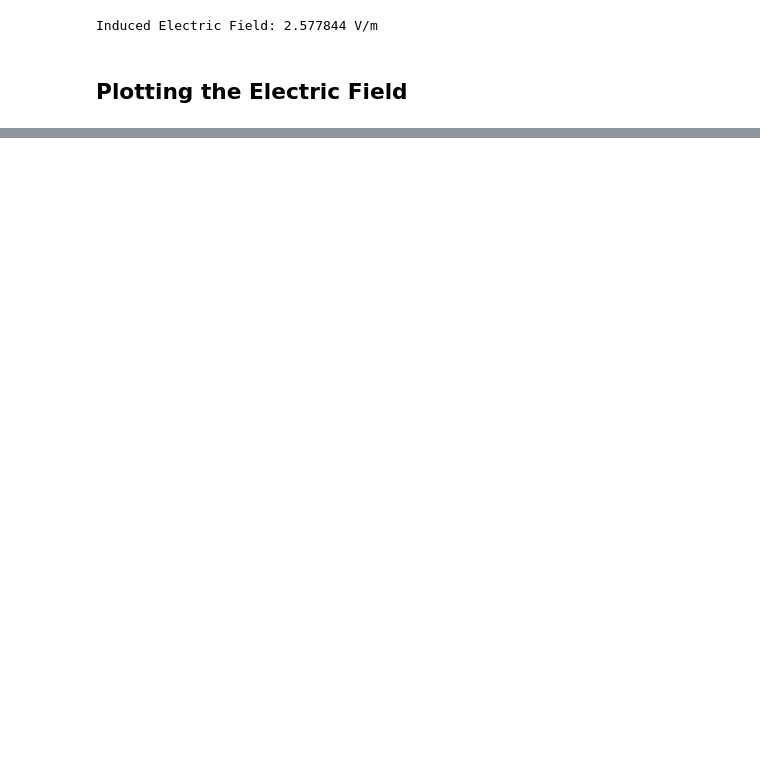
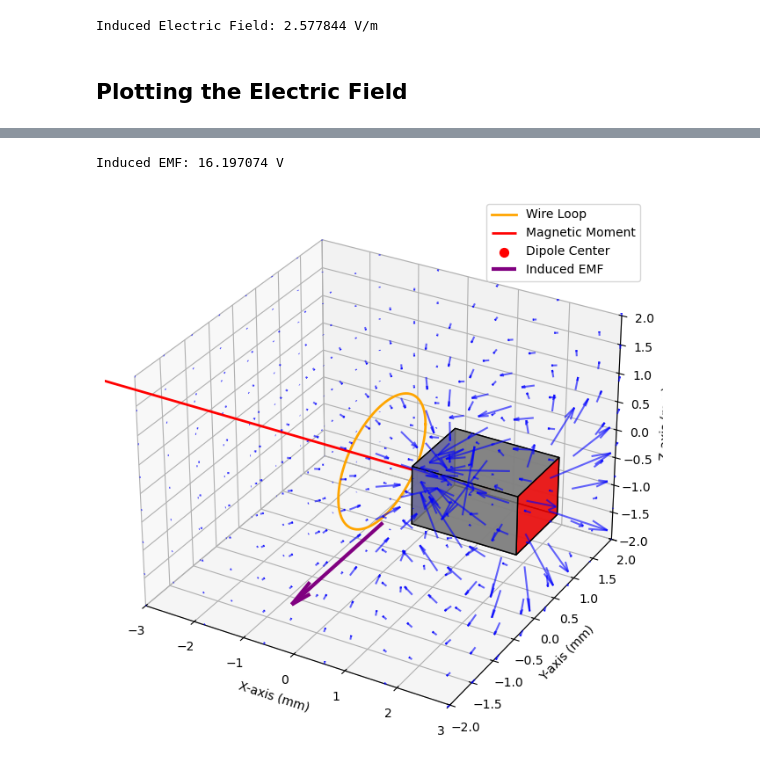
Before and after one commit to ethan-ryan-gh/E_n_M, a Jupyter notebook: CE-1_2_3.ipynb, the cells around one changed output, grey strips where cells are left out. Cells and saved outputs as stored; diff of their text form; code cells hidden in the pictures; blank space fills up the shorter version.

```diff
--- a/CE-1_2_3.ipynb
+++ b/CE-1_2_3.ipynb
@@ -328,0 +319,59 @@ plt.show()
+# %%
+emf = E_induced * (2 * np.pi * loop_radius)
+print(f"Induced EMF: {emf:.6f} V")
+
+def plot_induced_emf(ax, radius, emf_magnitude, clockwise=False):
+    """Plots a single vector representing the induced emf around the wire loop."""
+
+    # Choose a point to place the vector (we'll use the bottom of the loop)
+    emf_origin = (0, 0, -radius * 1.1)  # Slightly below the loop along Z
+
+    # Tangential direction for the emf (aligned with induced current)
+    if clockwise:
+        emf_direction = (0, -1, 0)  # Downward along Y (Clockwise Current)
+    else:
+        emf_direction = (0, 1, 0)   # Upward along Y (Counterclockwise Current)
+
+    # Scale the vector by emf magnitude
+    emf_vector = tuple(emf_magnitude * np.array(emf_direction))
+
+    # Plot the emf vector
+    ax.quiver(*emf_origin, *emf_vector, color='purple', linewidth=3, arrow_length_ratio=0.2, label="Induced EMF")
+
+    # Update legend
+    ax.legend()
+
+
+###############
+# Setup figure
+###############
+
+# Create figure and axis
+fig = plt.figure(figsize=(8, 8))
+ax = fig.add_subplot(111, projection='3d')
+
+# Set axis limits
+ax.set_xlim([-3, 3])
+ax.set_ylim([-2, 2])
+ax.set_zlim([-2, 2])
+
+# Label Axes
+ax.set_xlabel("X-axis (mm)")
+ax.set_ylabel("Y-axis (mm)")
+ax.set_zlabel("Z-axis (mm)")
+
+# Plot the magnet and loop
+plot_magnet_and_loop(ax, center=(2, 0, 0))
+
+# Create and plot the magnetic field
+field = MagneticField(moment_strength, dipole_center=(2, 0, 0))
+field.plot_field(ax)  # Overlay the field on the same plot
+
+# Plot EMF (Voltage)
+plot_induced_emf(ax, loop_radius, emf_magnitude=emf/8, clockwise=True)
+
+# Show the final combined plot
+plt.show()
+# %% [output]
+Induced EMF: 16.197074 V
+[figure, added]
```
Also changed, not shown: parts of 10 cells of this notebook.
